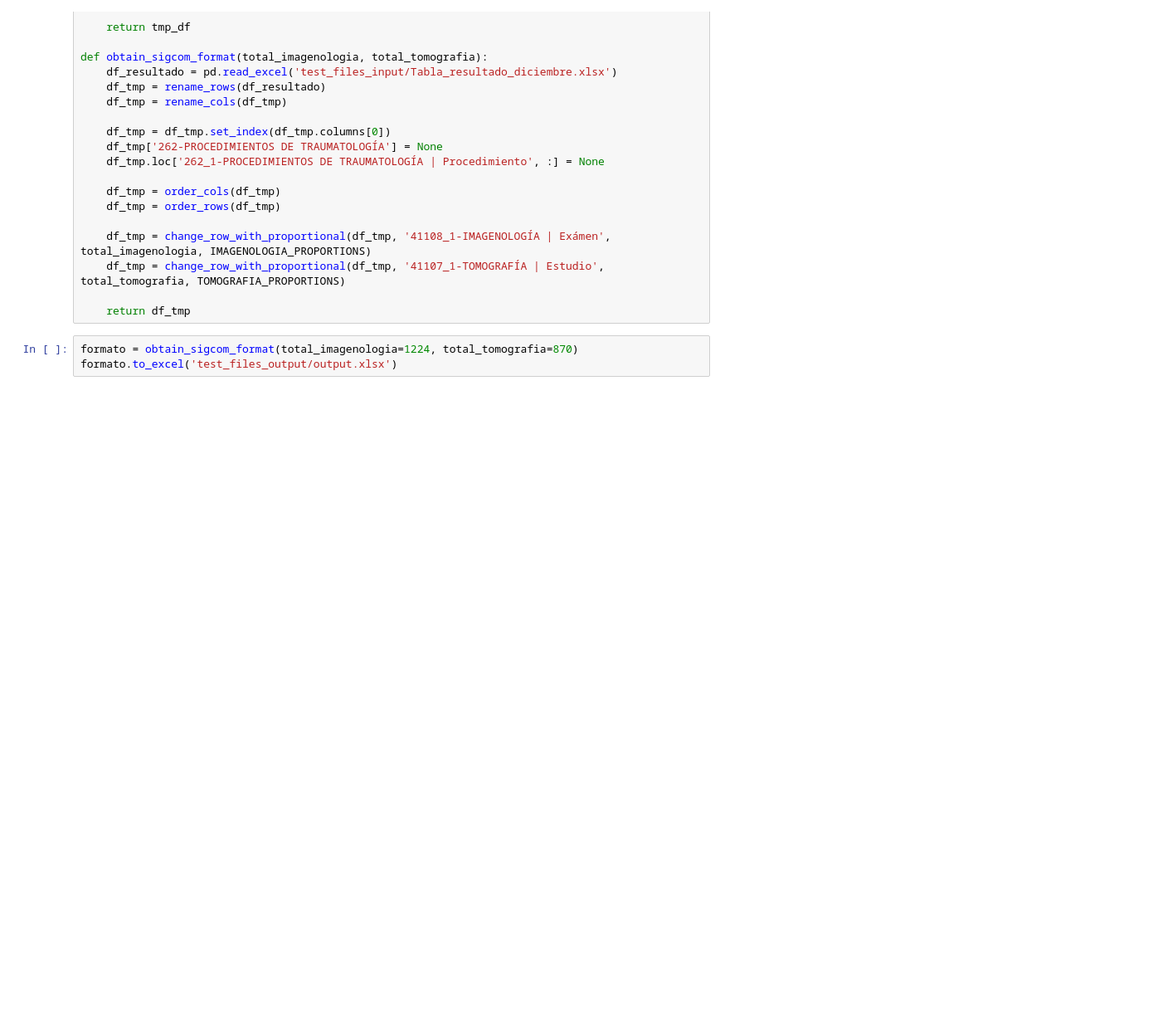
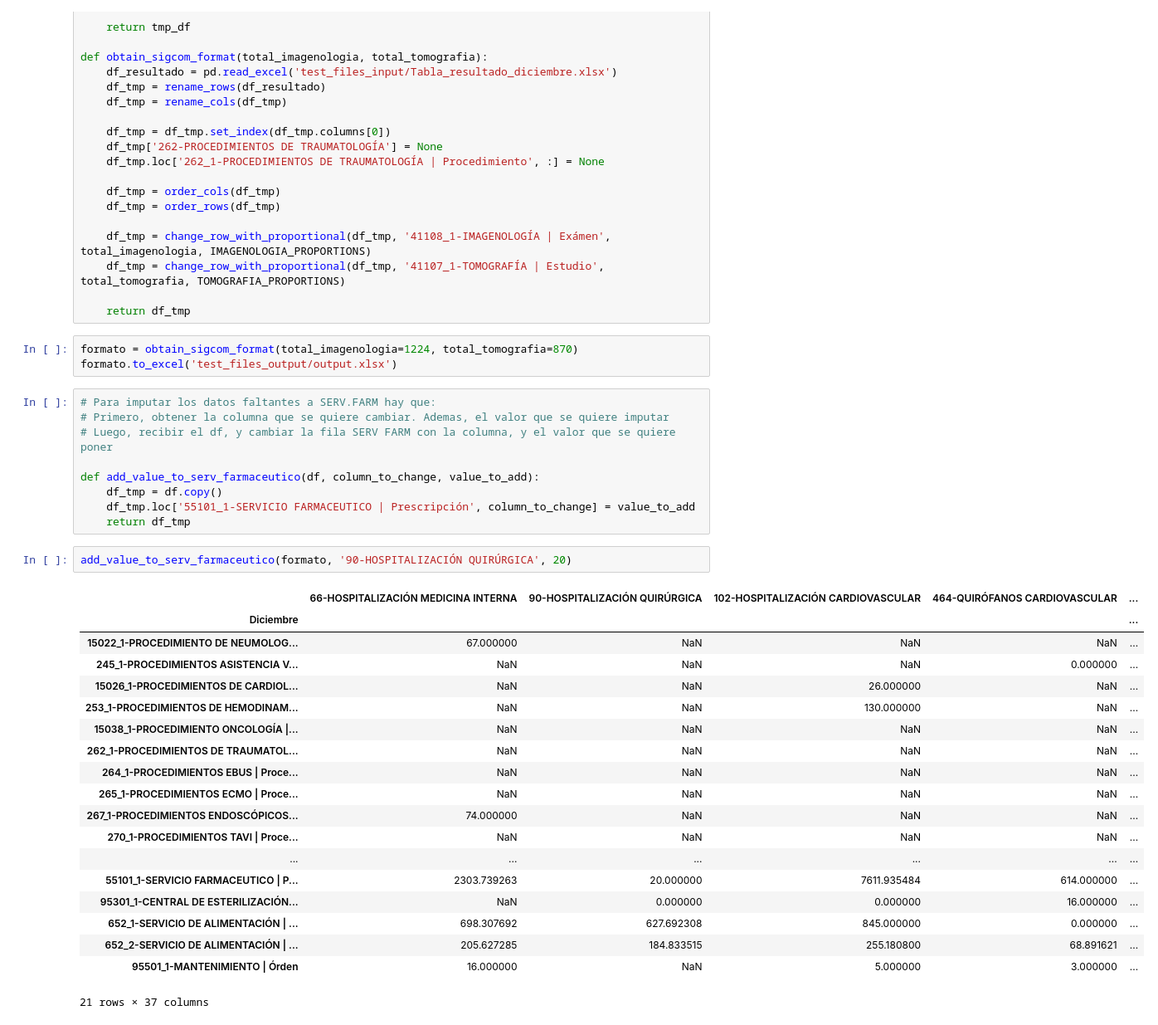
Before and after one commit to MrHamburguesa/sigcom, a Jupyter notebook: 6_DistribucionDeProduccionDeCCDeApoyo/modulo_cc_apoyo.ipynb, the cells around one changed output. Shown at 83% size. Saved outputs shown, nothing was run; the diff lists cells and outputs as text; blank space fills up the shorter version.

Commit message:
Add function to change value of row serv farm

```diff
--- a/6_DistribucionDeProduccionDeCCDeApoyo/modulo_cc_apoyo.ipynb
+++ b/6_DistribucionDeProduccionDeCCDeApoyo/modulo_cc_apoyo.ipynb
@@ -239,3 +239,34 @@ def obtain_sigcom_format(total_imagenologia, total_tomografia):
 # %%
 formato = obtain_sigcom_format(total_imagenologia=1224, total_tomografia=870)
 formato.to_excel('test_files_output/output.xlsx')
+# %%
+# Para imputar los datos faltantes a SERV.FARM hay que:
+# Primero, obtener la columna que se quiere cambiar. Ademas, el valor que se quiere imputar
+# Luego, recibir el df, y cambiar la fila SERV FARM con la columna, y el valor que se quiere poner
+
+def add_value_to_serv_farmaceutico(df, column_to_change, value_to_add):
+    df_tmp = df.copy()
+    df_tmp.loc['55101_1-SERVICIO FARMACEUTICO | Prescripción', column_to_change] = value_to_add
+    return df_tmp
+# %%
+add_value_to_serv_farmaceutico(formato, '90-HOSPITALIZACIÓN QUIRÚRGICA', 20)
+# %% [output]
+|  | 66-HOSPITALIZACIÓN MEDICINA INTERNA | 90-HOSPITALIZACIÓN QUIRÚRGICA | 102-HOSPITALIZACIÓN CARDIOVASCULAR | 464-QUIRÓFANOS CARDIOVASCULAR | ... |
+| Diciembre |  |  |  |  | ... |
+| 15022_1-PROCEDIMIENTO DE NEUMOLOG... | 67.000000 | NaN | NaN | NaN | ... |
+| 245_1-PROCEDIMIENTOS ASISTENCIA V... | NaN | NaN | NaN | 0.000000 | ... |
+| 15026_1-PROCEDIMIENTOS DE CARDIOL... | NaN | NaN | 26.000000 | NaN | ... |
+| 253_1-PROCEDIMIENTOS DE HEMODINAM... | NaN | NaN | 130.000000 | NaN | ... |
+| 15038_1-PROCEDIMIENTO ONCOLOGÍA |... | NaN | NaN | NaN | NaN | ... |
+| 262_1-PROCEDIMIENTOS DE TRAUMATOL... | NaN | NaN | NaN | NaN | ... |
+| 264_1-PROCEDIMIENTOS EBUS | Proce... | NaN | NaN | NaN | NaN | ... |
+| 265_1-PROCEDIMIENTOS ECMO | Proce... | NaN | NaN | NaN | NaN | ... |
+| 267_1-PROCEDIMIENTOS ENDOSCÓPICOS... | 74.000000 | NaN | NaN | NaN | ... |
+| 270_1-PROCEDIMIENTOS TAVI | Proce... | NaN | NaN | NaN | NaN | ... |
+| ... | ... | ... | ... | ... | ... |
+| 55101_1-SERVICIO FARMACEUTICO | P... | 2303.739263 | 20.000000 | 7611.935484 | 614.000000 | ... |
+| 95301_1-CENTRAL DE ESTERILIZACIÓN... | NaN | 0.000000 | 0.000000 | 16.000000 | ... |
+| 652_1-SERVICIO DE ALIMENTACIÓN | ... | 698.307692 | 627.692308 | 845.000000 | 0.000000 | ... |
+| 652_2-SERVICIO DE ALIMENTACIÓN | ... | 205.627285 | 184.833515 | 255.180800 | 68.891621 | ... |
+| 95501_1-MANTENIMIENTO | Órden | 16.000000 | NaN | 5.000000 | 3.000000 | ... |
+21 rows × 37 columns
```
